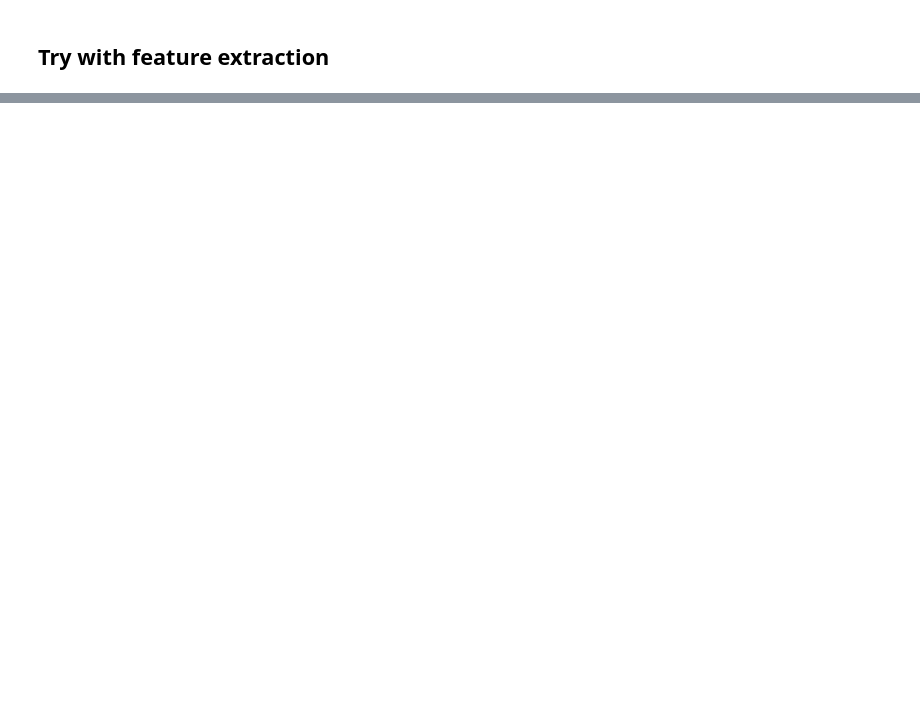
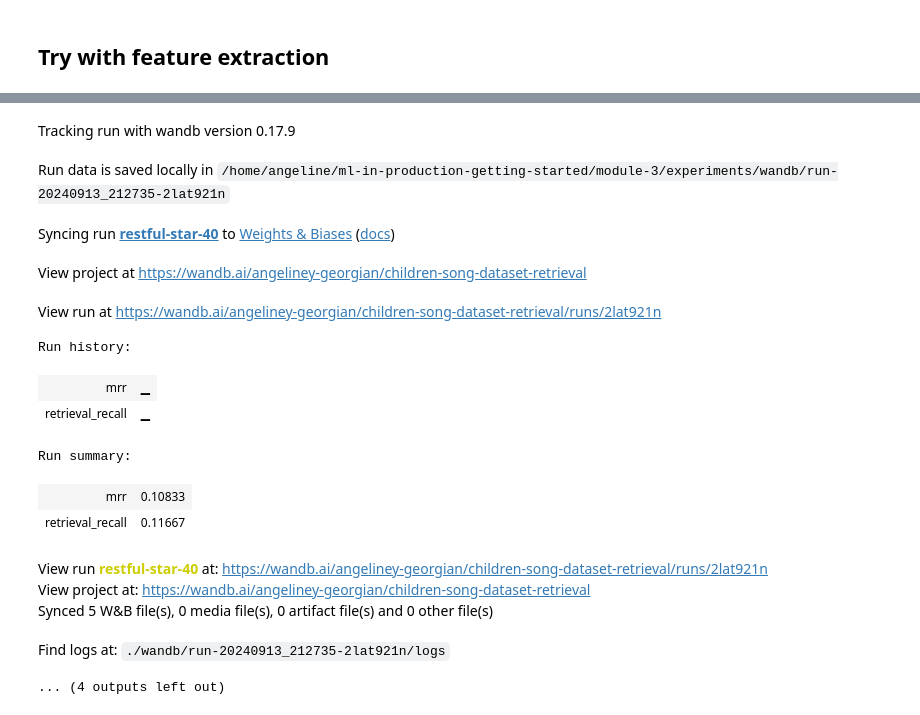
Before and after one commit to angeliney/ml-in-production-getting-started, a Jupyter notebook: module-3/experiments/experiments.ipynb, the cells around one changed output, grey strips where cells are left out. Saved outputs shown, nothing was run; the diff lists cells and outputs as text; code cells hidden in the pictures; blank space fills up the shorter version.

Commit message:
Reformat and update with pretrained models

```diff
--- a/module-3/experiments/experiments.ipynb
+++ b/module-3/experiments/experiments.ipynb
@@ -215,0 +381,9 @@ TODO: try hubert or other audio pre-trained embedder
+# %%
+from transformers import AutoProcessor, AutoModel
+
+# Load the pretrained Wav2Vec2 model and processor
+model_name = "facebook/hubert-large-ls960-ft"
+processor = AutoProcessor.from_pretrained(model_name)
+model = AutoModel.from_pretrained(model_name)
+
+out = embed_with_model(audio, processor, model)
@@ -215,0 +415,11 @@ TODO: try hubert or other audio pre-trained embedder
+# %%
+hubert_large_hidden_state_tbl = db.open_table("audio_feat_hubert_large_last_hidden_state")
+# %%
+for search_metric in ["l2", "dot"]:
+    print(search_metric)
+    test_and_log(
+        lambda x: search(x, hubert_large_hidden_state_tbl, search_metric),
+        lambda audio: embed_with_model(audio, processor, model, output_field="last_hidden_state").numpy().flatten(),
+        search_metric,
+        "audio_feat_hubert_large_last_hidden_state"
+    )
@@ -215,0 +451,40 @@ TODO: try hubert or other audio pre-trained embedder
+# %%
+from transformers import AutoProcessor, AutoModel, WhisperFeatureExtractor
+
+models = ["openai/whisper-tiny", "openai/whisper-base", "openai/whisper-small", "openai/whisper-medium"]
+
+# Load the pretrained Wav2Vec2 model and processor
+for model_name in models:
+    print(model_name)
+    feature_extractor = WhisperFeatureExtractor.from_pretrained(model_name)
+    processor = AutoProcessor.from_pretrained(model_name)
+    def custom_processor(audio, sampling_rate=16000, return_tensors="pt", **kwargs):
+        return processor.feature_extractor.pad([{
+                "input_features":
+                feature_extractor(audio, sampling_rate=sampling_rate)["input_features"][0]}],
+            return_tensors=return_tensors)
+
+    model = AutoModel.from_pretrained(model_name)
+    def custom_model(input_features):
+        return model.encoder(input_features)
+
+
+    db_name = f"audio_feat_{model_name.replace('/', '_').replace("-", "_")}_last_hidden_state"
+    if db_name not in db.table_names():
+        embed_lookup_data(
+            lambda audio: embed_with_model(audio, custom_processor, custom_model, output_field="last_hidden_state").numpy().flatten(),
+            audio_df,
+            db_name
+        )
+
+    hidden_state_tbl = db.open_table(db_name)
+
+    for search_metric in ["l2", "cosine", "dot"]:
+        print(search_metric)
+        test_and_log(
+            lambda x: search(x, hidden_state_tbl, search_metric),
+            lambda audio: embed_with_model(audio, custom_processor, custom_model, output_field="last_hidden_state").numpy().flatten(),
+            search_metric,
+            db_name
+        )
+# %% [output]
@@ -215,0 +500,16 @@ TODO: try hubert or other audio pre-trained embedder
+Tracking run with wandb version 0.17.9
+Run data is saved locally in /home/angeline/ml-in-production-getting-started/module-3/experiments/wandb/run-20240913_212735-2lat921n
+Syncing run restful-star-40 to Weights & Biases (docs)
+View project at https://wandb.ai/angeliney-georgian/children-song-dataset-retrieval
+View run at https://wandb.ai/angeliney-georgian/children-song-dataset-retrieval/runs/2lat921n
+Run history:
+| mrr | ▁ |
+| retrieval_recall | ▁ |
+Run summary:
+| mrr | 0.10833 |
+| retrieval_recall | 0.11667 |
+View run restful-star-40 at: https://wandb.ai/angeliney-georgian/children-song-dataset-retrieval/runs/2lat921n
+View project at: https://wandb.ai/angeliney-georgian/children-song-dataset-retrieval
+Synced 5 W&B file(s), 0 media file(s), 0 artifact file(s) and 0 other file(s)
+Find logs at: ./wandb/run-20240913_212735-2lat921n/logs
+... (4 outputs left out)
```
Also changed, not shown: parts of 26 cells of this notebook.
